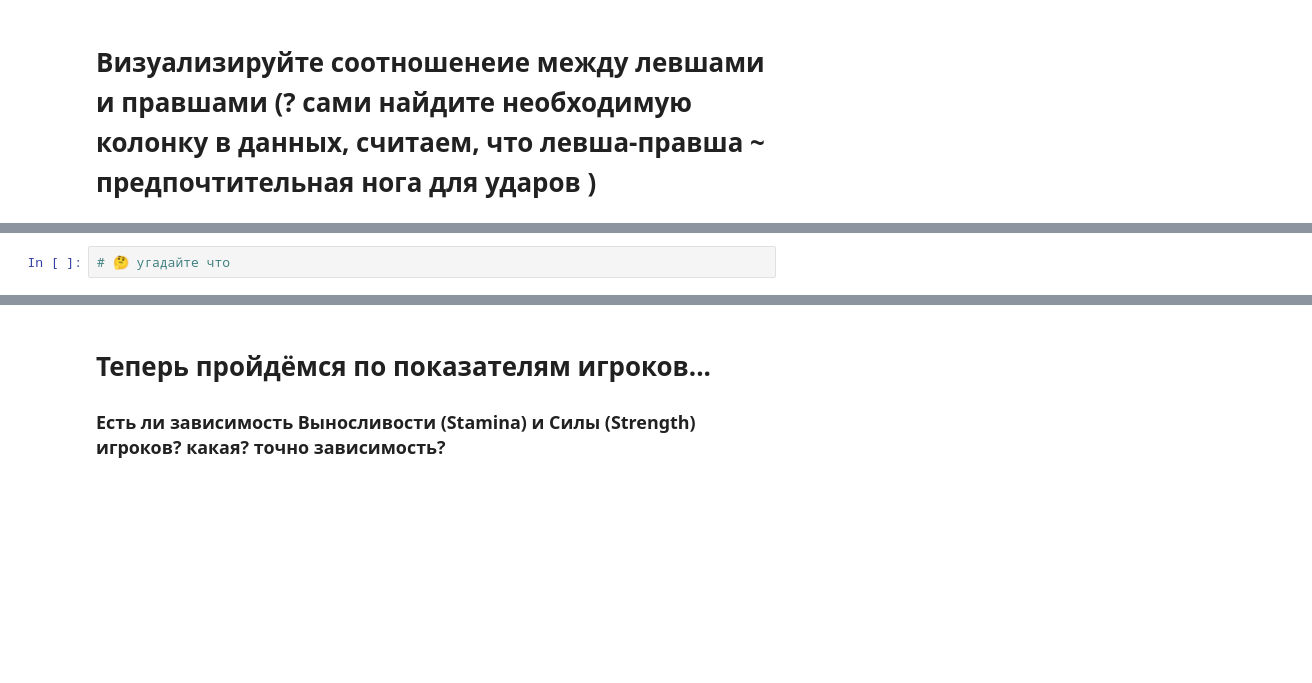
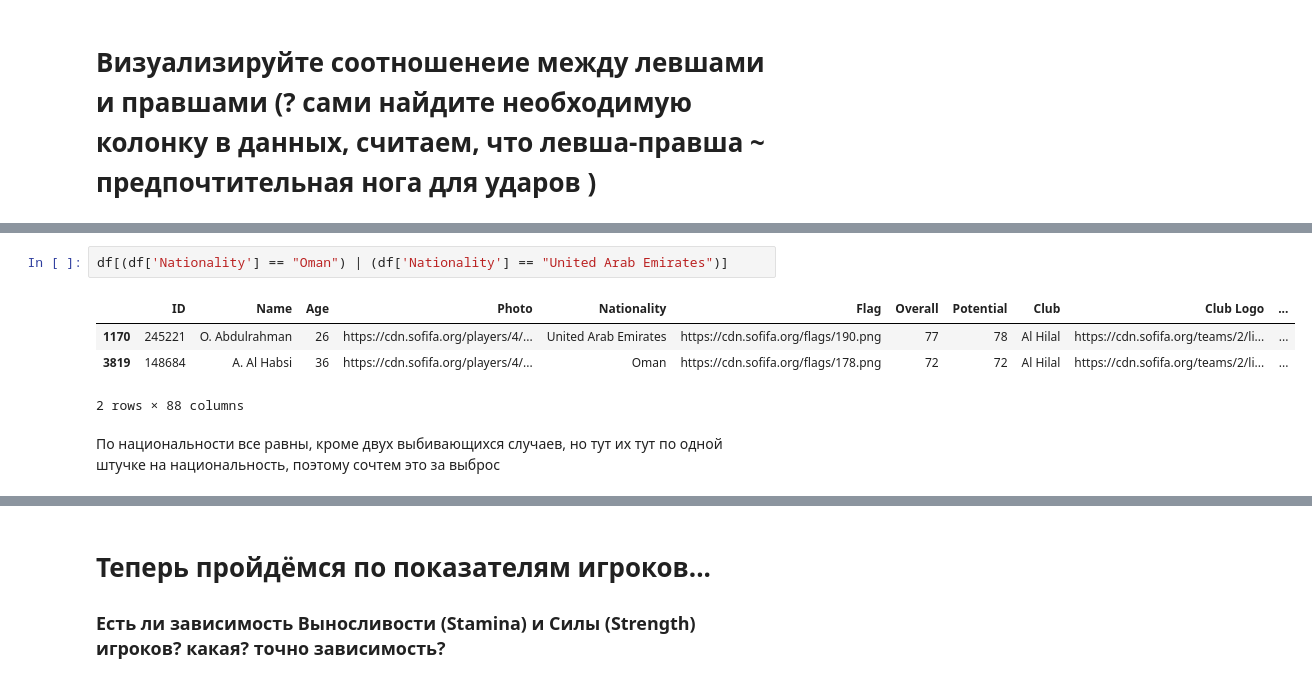
Before and after one commit to kryzhikov/Sample-ML-Repo, a Jupyter notebook: 02. Data Wrangling/fifaeda/fifaeda.ipynb, the cells around one changed output, grey strips where cells are left out. Saved outputs shown, nothing was run; the diff lists cells and outputs as text; blank space fills up the shorter version.

```diff
--- a/02. Data Wrangling/fifaeda/fifaeda.ipynb
+++ b/02. Data Wrangling/fifaeda/fifaeda.ipynb
@@ -93,6 +133,13 @@ df[['Wage']].head(10)
+# %%
+df[(df['Nationality'] == "Oman") | (df['Nationality'] == "United Arab Emirates")]
+# %% [output]
+|  | ID | Name | Age | Photo | Nationality | Flag | Overall | Potential | Club | Club Logo | ... |
+| 1170 | 245221 | O. Abdulrahman | 26 | https://cdn.sofifa.org/players/4/... | United Arab Emirates | https://cdn.sofifa.org/flags/190.png | 77 | 78 | Al Hilal | https://cdn.sofifa.org/teams/2/li... | ... |
+| 3819 | 148684 | A. Al Habsi | 36 | https://cdn.sofifa.org/players/4/... | Oman | https://cdn.sofifa.org/flags/178.png | 72 | 72 | Al Hilal | https://cdn.sofifa.org/teams/2/li... | ... |
+2 rows × 88 columns
+# %% [markdown]
+По национальности все равны, кроме двух выбивающихся случаев, но тут их тут по одной штучке на национальность, поэтому сочтем это за выброс
 # %% [markdown]
 # Есть ли зависимость между потенциалом (Potential) и Международным Рейтингом футболистов (International Reputation)? Визуализируте её. Влияет ли на потенциал игровая нога? Почему так может случиться? (картинка в тему)
 
 ![Коазуация или корреляция?](causuation.png "???")
-# %%
-# 🤔 угадайте что
```
Also changed, not shown: parts of 48 cells of this notebook, 3 other files.
